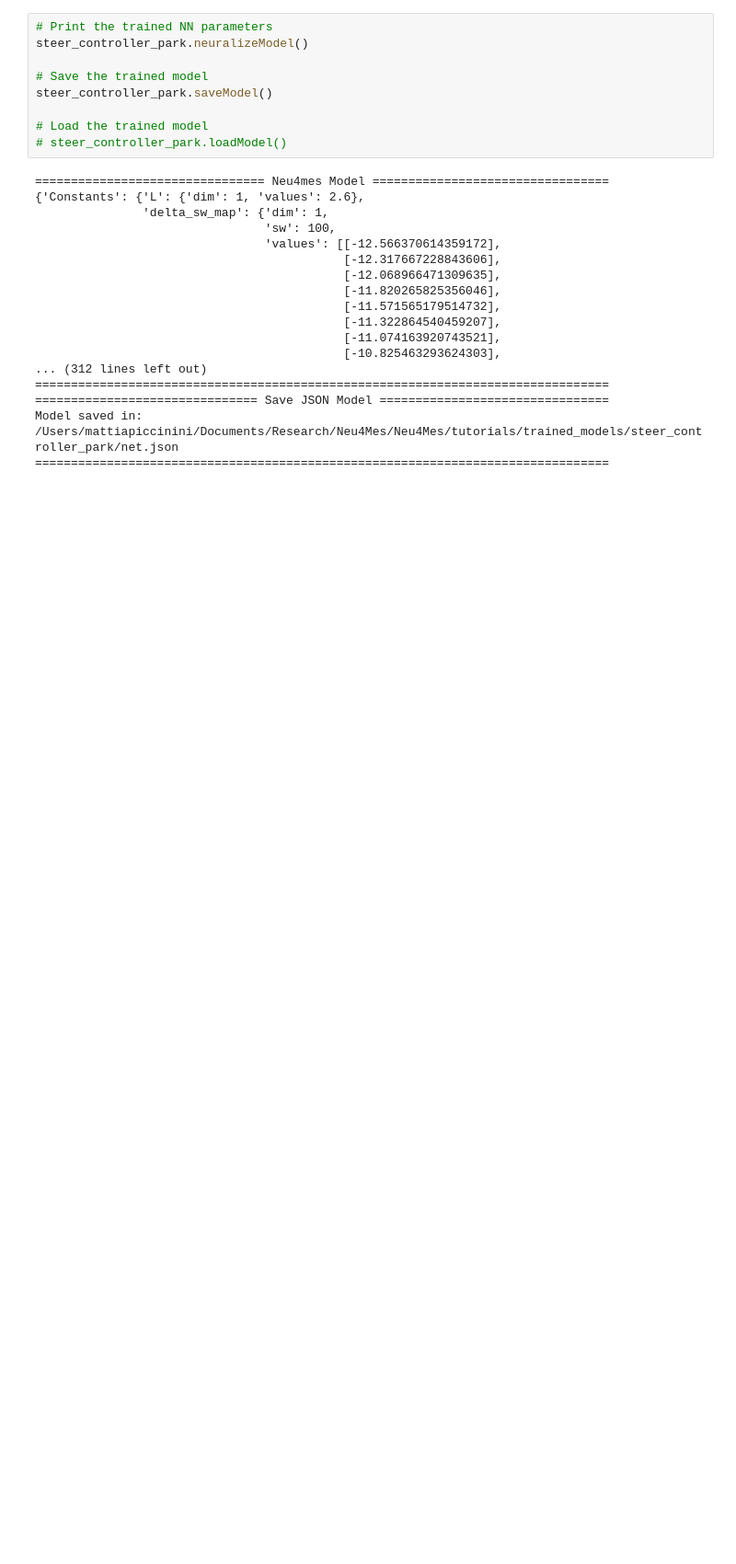
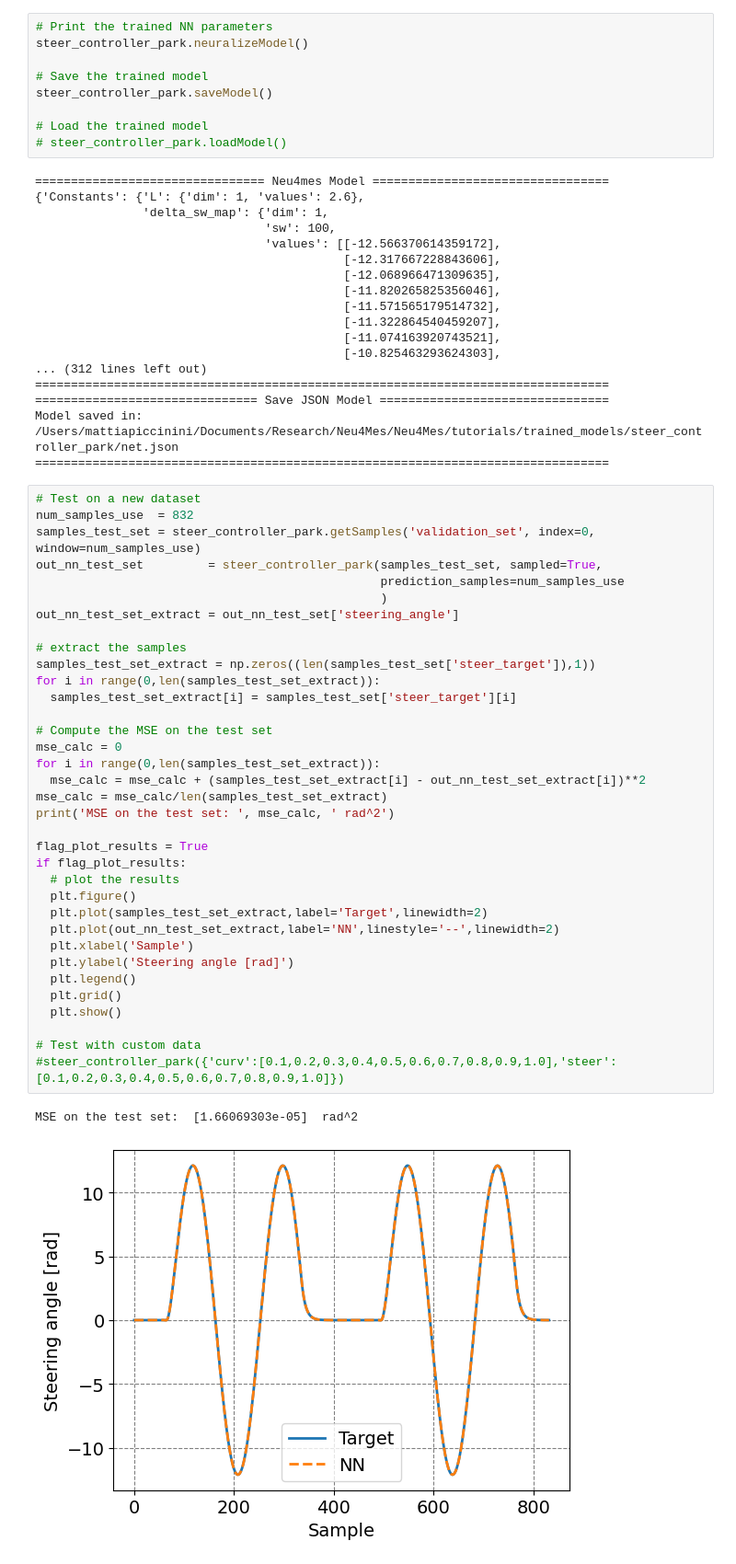
Before and after one commit to tonegas/neu4mes, a Jupyter notebook: tutorials/control_steer_car_parking_simple.ipynb, the cells around one changed output. Shown at 92% size. Drawn from its saved outputs; the diff is of its cells as text; blank space fills up the shorter version.

```diff
--- a/tutorials/control_steer_car_parking_simple.ipynb
+++ b/tutorials/control_steer_car_parking_simple.ipynb
@@ -254,3 +254,41 @@ steer_controller_park.saveModel()
 =============================== Save JSON Model ================================
 Model saved in:               /Users/mattiapiccinini/Documents/Research/Neu4Mes/Neu4Mes/tutorials/trained_models/steer_controller_park/net.json
 ================================================================================
+# %%
+# Test on a new dataset
+num_samples_use  = 832
+samples_test_set = steer_controller_park.getSamples('validation_set', index=0, window=num_samples_use)
+out_nn_test_set         = steer_controller_park(samples_test_set, sampled=True,
+                                                prediction_samples=num_samples_use
+                                                )
+out_nn_test_set_extract = out_nn_test_set['steering_angle']
+
+# extract the samples
+samples_test_set_extract = np.zeros((len(samples_test_set['steer_target']),1))
+for i in range(0,len(samples_test_set_extract)):
+  samples_test_set_extract[i] = samples_test_set['steer_target'][i]
+
+# Compute the MSE on the test set
+mse_calc = 0
+for i in range(0,len(samples_test_set_extract)):
+  mse_calc = mse_calc + (samples_test_set_extract[i] - out_nn_test_set_extract[i])**2
+mse_calc = mse_calc/len(samples_test_set_extract)
+print('MSE on the test set: ', mse_calc, ' rad^2')
+
+flag_plot_results = True
+if flag_plot_results:
+  # plot the results
+  plt.figure()
+  plt.plot(samples_test_set_extract,label='Target',linewidth=2)
+  plt.plot(out_nn_test_set_extract,label='NN',linestyle='--',linewidth=2)
+  plt.xlabel('Sample')
+  plt.ylabel('Steering angle [rad]')
+  plt.legend()
+  plt.grid()
+  plt.show()
+
+# Test with custom data
+#steer_controller_park({'curv':[0.1,0.2,0.3,0.4,0.5,0.6,0.7,0.8,0.9,1.0],'steer':[0.1,0.2,0.3,0.4,0.5,0.6,0.7,0.8,0.9,1.0]})
+# %% [output]
+MSE on the test set:  [1.66069303e-05]  rad^2
+[figure, added]
```
